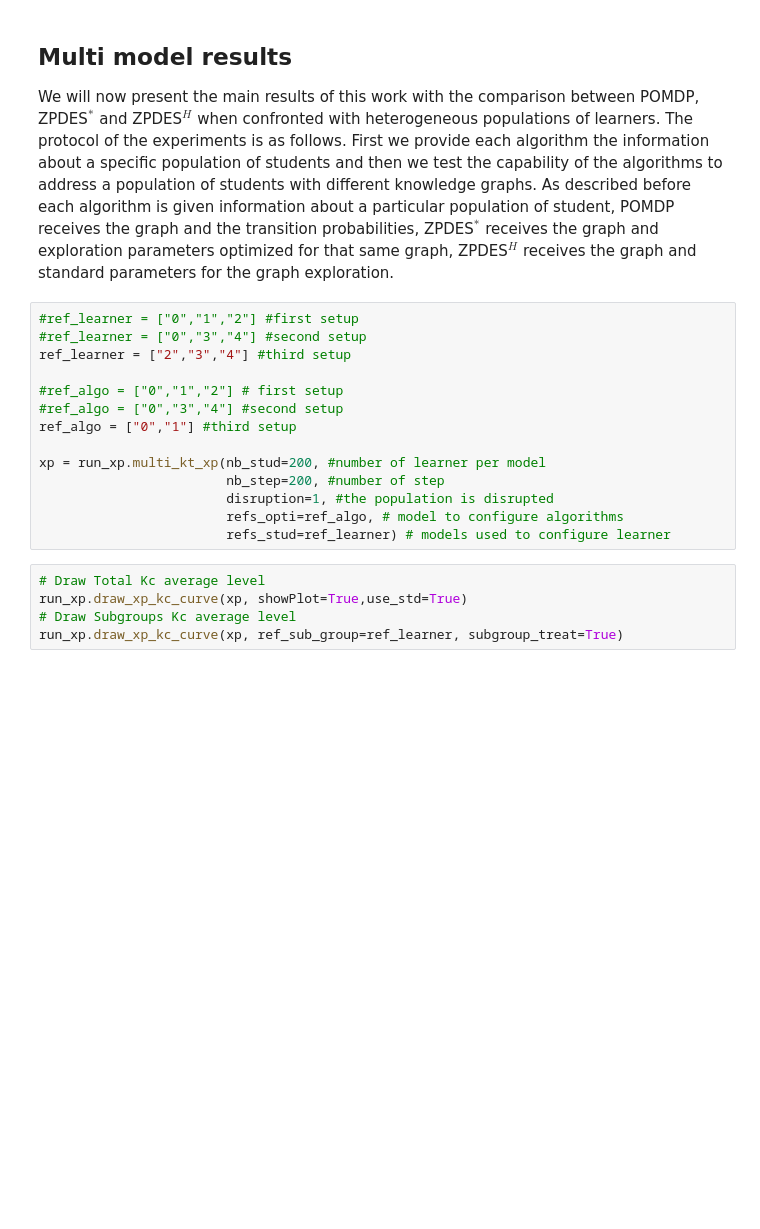
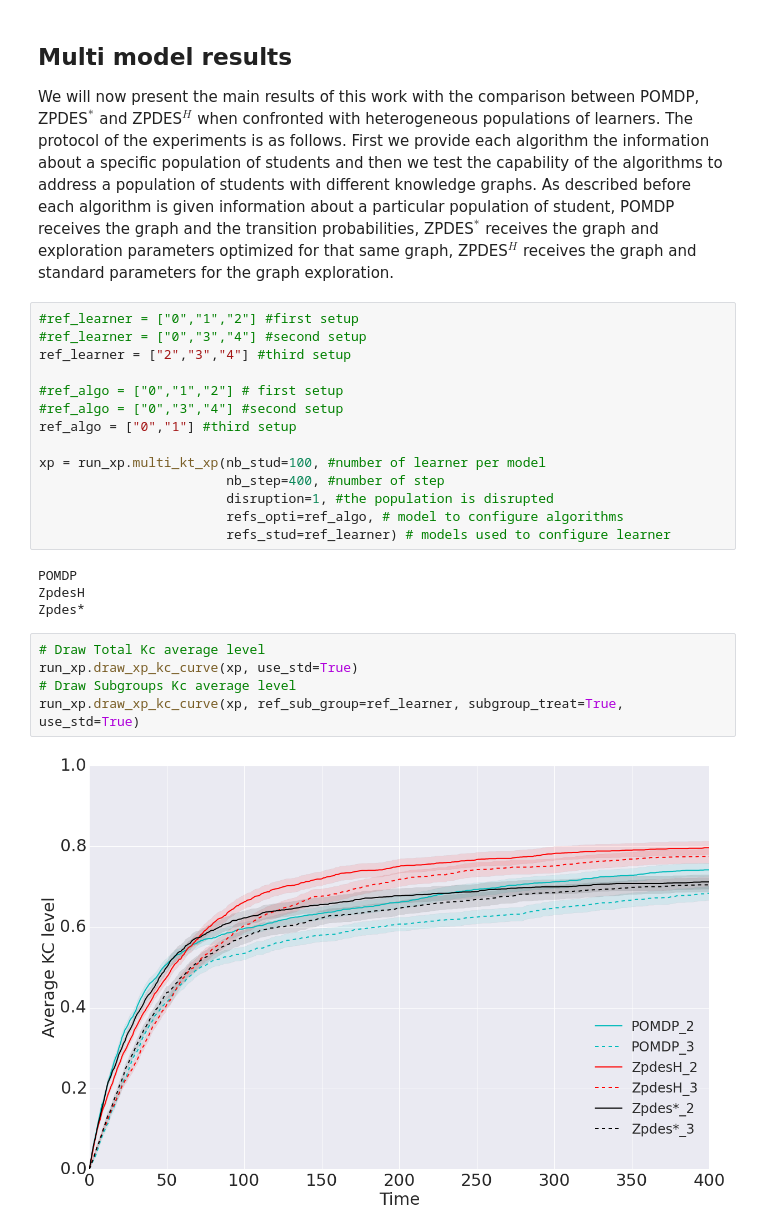
Before and after one commit to edlee123/kidlearn, a Jupyter notebook: notebooks/edm2016/edm2016.ipynb, the cells around one changed output. Drawn from its saved outputs; the diff is of its cells as text; blank space fills up the shorter version.

```diff
--- a/notebooks/edm2016/edm2016.ipynb
+++ b/notebooks/edm2016/edm2016.ipynb
@@ -55,15 +56,21 @@ ref_learner = ["2","3","4"] #third setup
 #ref_algo = ["0","3","4"] #second setup
 ref_algo = ["0","1"] #third setup
 
-xp = run_xp.multi_kt_xp(nb_stud=200, #number of learner per model
-                        nb_step=200, #number of step
+xp = run_xp.multi_kt_xp(nb_stud=100, #number of learner per model
+                        nb_step=400, #number of step
                         disruption=1, #the population is disrupted
                         refs_opti=ref_algo, # model to configure algorithms
                         refs_stud=ref_learner) # models used to configure learner
+# %% [output]
+POMDP
+ZpdesH
+Zpdes*
 # %%
 # Draw Total Kc average level
-run_xp.draw_xp_kc_curve(xp, showPlot=True,use_std=True)
+run_xp.draw_xp_kc_curve(xp, use_std=True)
 # Draw Subgroups Kc average level
-run_xp.draw_xp_kc_curve(xp, ref_sub_group=ref_learner, subgroup_treat=True)
+run_xp.draw_xp_kc_curve(xp, ref_sub_group=ref_learner, subgroup_treat=True, use_std=True)
+# %% [output]
+[figure, added]
 # %%
 # calcul of p-values for step 50 and 200
```
Also changed, not shown: parts of 5 cells of this notebook, 4 other files.
